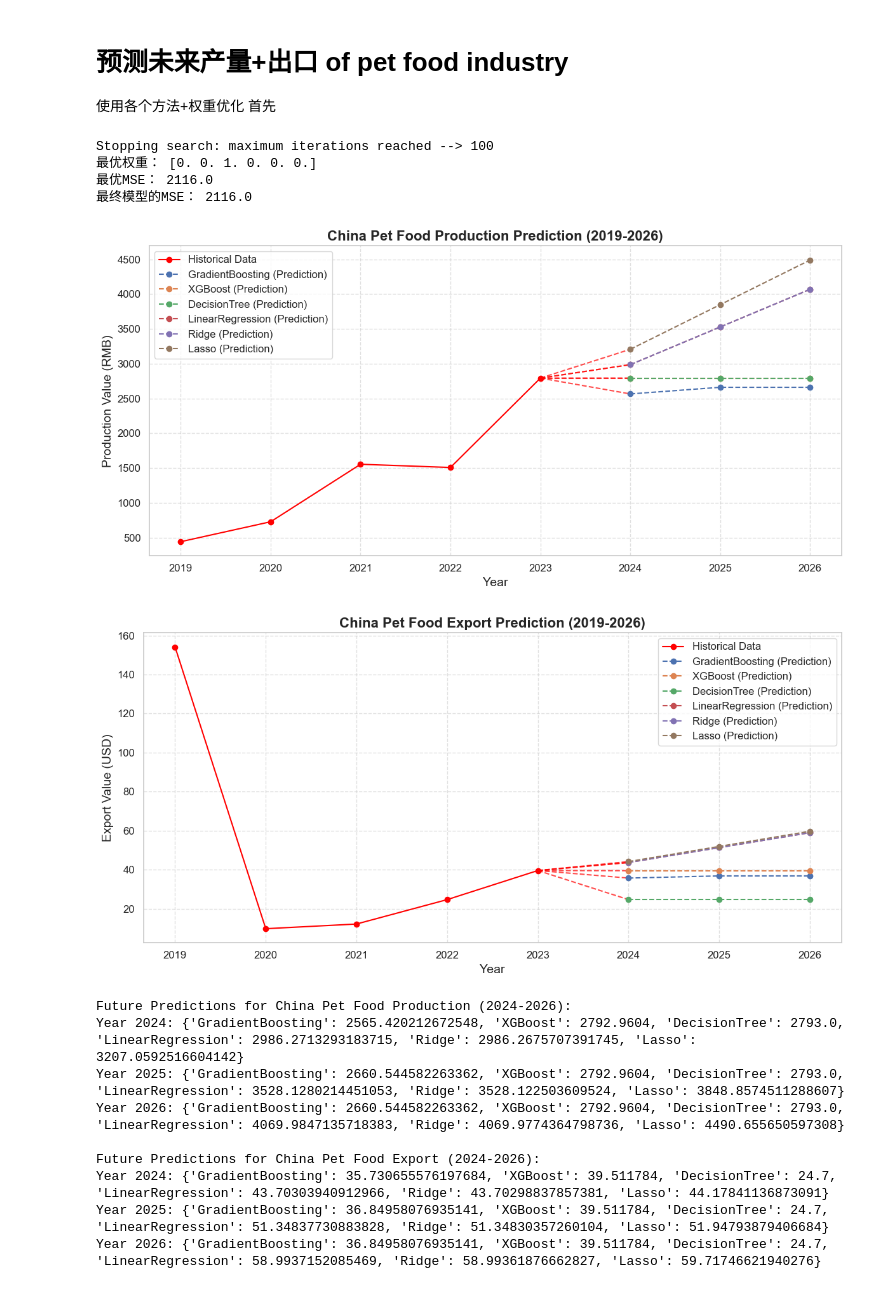
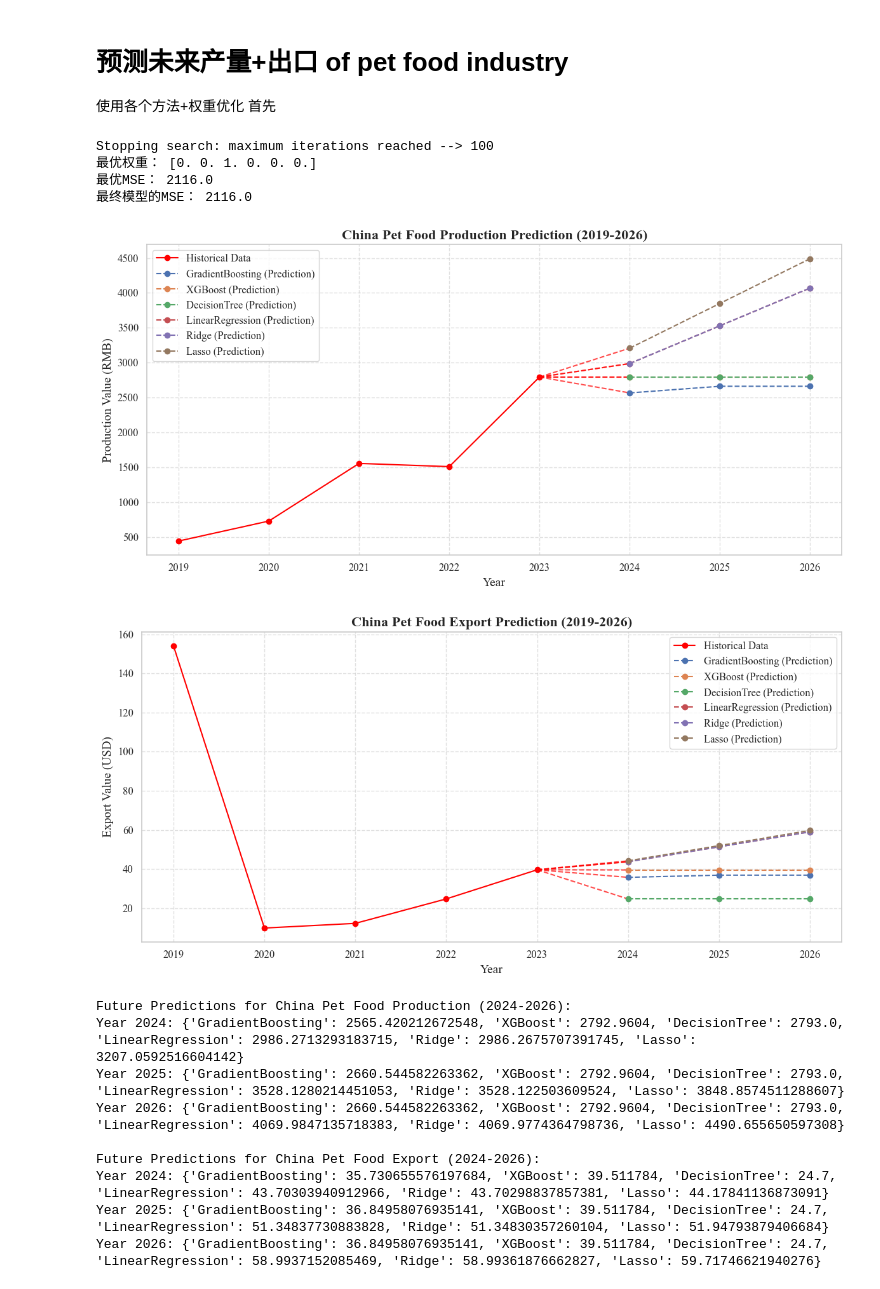
Before and after one commit to purpyviolet/APMCM_2024_C, a Jupyter notebook: Question3.ipynb, the cells around one changed output. Drawn from its saved outputs; the diff is of its cells as text; code cells hidden in the pictures.

```diff
--- a/Question3.ipynb
+++ b/Question3.ipynb
@@ -18,6 +18,8 @@ from sklearn.pipeline import make_pipeline
 from sklearn.metrics import mean_squared_error
 from scipy.optimize import curve_fit
 import seaborn as sns
+plt.rcParams['font.sans-serif'] = ['Times New Roman']  # 使用Times New Roman字体
+plt.rcParams['axes.unicode_minus'] = False  # 正确显示负号
 # 1. 数据定义
 years = np.array([2019, 2020, 2021, 2022, 2023])  # 历史年份
 pet_count = np.array([99.8, 108.5, 115.4, 122.6, 130.2])  # 宠物数量（百万）
@@ -186,9 +188,11 @@ from sklearn.linear_model import LinearRegression, Ridge, Lasso
 import warnings
 from pyswarm import pso  # 可用 pip 安装：pip install pyswarm
 from sklearn.metrics import mean_squared_error
+plt.rcParams['font.sans-serif'] = ['Times New Roman']  # 使用Times New Roman字体
+plt.rcParams['axes.unicode_minus'] = False  # 正确显示负号
 warnings.filterwarnings("ignore")
 
-sns.set_theme(style="whitegrid")
+# sns.set_theme(style="whitegrid")
 
 file_path = 'Data1.xlsx'
 china_data = pd.read_excel(file_path, sheet_name='中国')
@@ -416,35 +420,35 @@ for name, preds in future_predictions_exp.items():
     plt.plot([years_extended[len(y_export) - 1], years_extended[len(y_export)]],
              [y_export.iloc[-1], preds[0]],
              linestyle='--', color='red', alpha=0.7)  # 红色虚线连接
 
     # 绘制预测数据
     plt.plot(years_extended[len(y_export):], preds, label=f"{name} (Prediction)", linestyle='--', marker='o')
 
 plt.title("China Pet Food Export Prediction (2019-2026)", fontsize=16, weight='bold')
 plt.xlabel("Year", fontsize=14)
 plt.ylabel("Export Value (USD)", fontsize=14)
 plt.xticks(fontsize=12)
 plt.yticks(fontsize=12)
 plt.legend(fontsize=12)
 plt.grid(True, linestyle='--', alpha=0.6)
 plt.tight_layout()
 plt.show()
 
 # 输出未来预测值
 print("\nFuture Predictions for China Pet Food Production (2024-2026):")
 for year, preds in zip(range(2024, 2027), zip(*future_predictions.values())):
     print(f"Year {year}: {dict(zip(models.keys(), preds))}")
 
 print("\nFuture Predictions for China Pet Food Export (2024-2026):")
 for year, preds in zip(range(2024, 2027), zip(*future_predictions_exp.values())):
     print(f"Year {year}: {dict(zip(models.keys(), preds))}")
 # %% [output]
 Stopping search: maximum iterations reached --> 100
 最优权重： [0. 0. 1. 0. 0. 0.]
 最优MSE： 2116.0
 最终模型的MSE： 2116.0
-[figure, old version]
+[figure, new version]
-[figure, old version]
+[figure, new version]
 Future Predictions for China Pet Food Production (2024-2026):
 Year 2024: {'GradientBoosting': 2565.420212672548, 'XGBoost': 2792.9604, 'DecisionTree': 2793.0, 'LinearRegression': 2986.2713293183715, 'Ridge': 2986.2675707391745, 'Lasso': 3207.0592516604142}
 Year 2025: {'GradientBoosting': 2660.544582263362, 'XGBoost': 2792.9604, 'DecisionTree': 2793.0, 'LinearRegression': 3528.1280214451053, 'Ridge': 3528.122503609524, 'Lasso': 3848.8574511288607}
```
Also changed, not shown: parts of 1 cell of this notebook, 2 other files.
